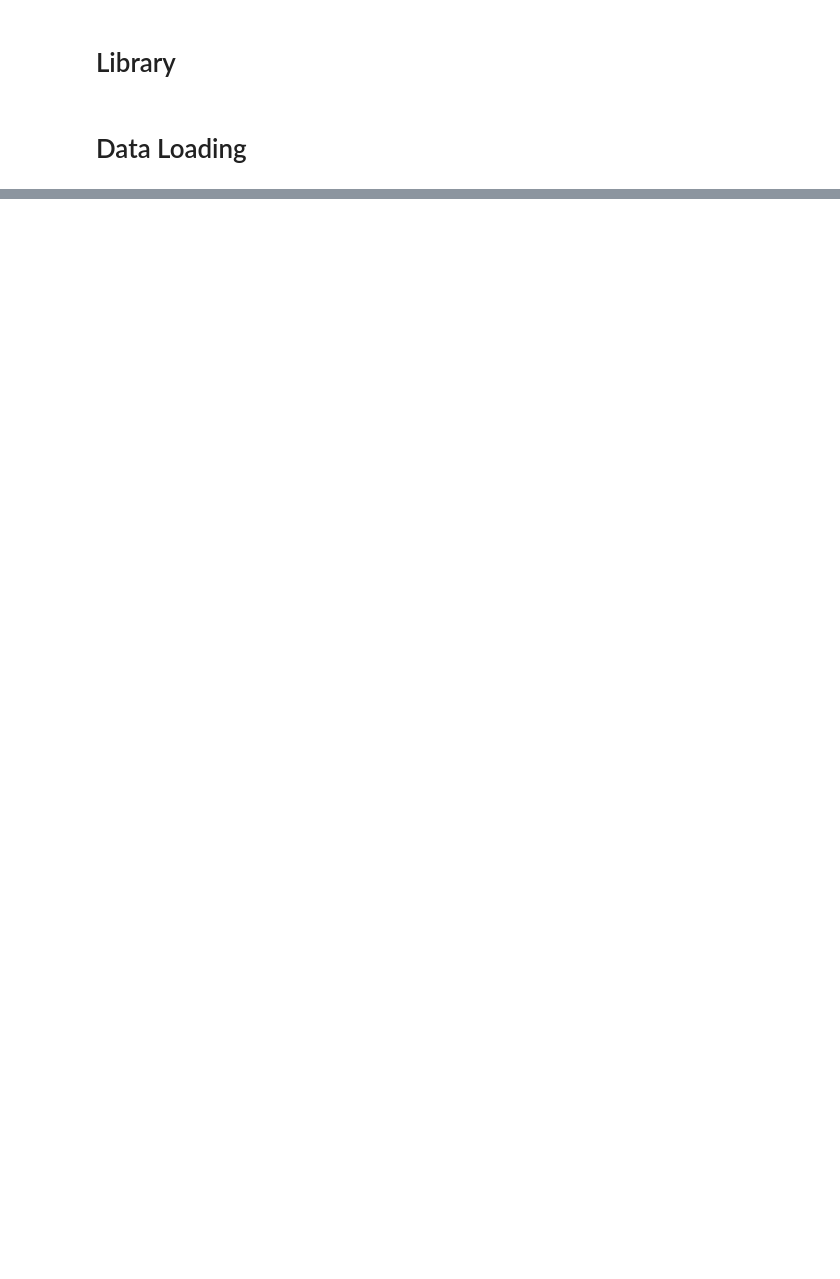
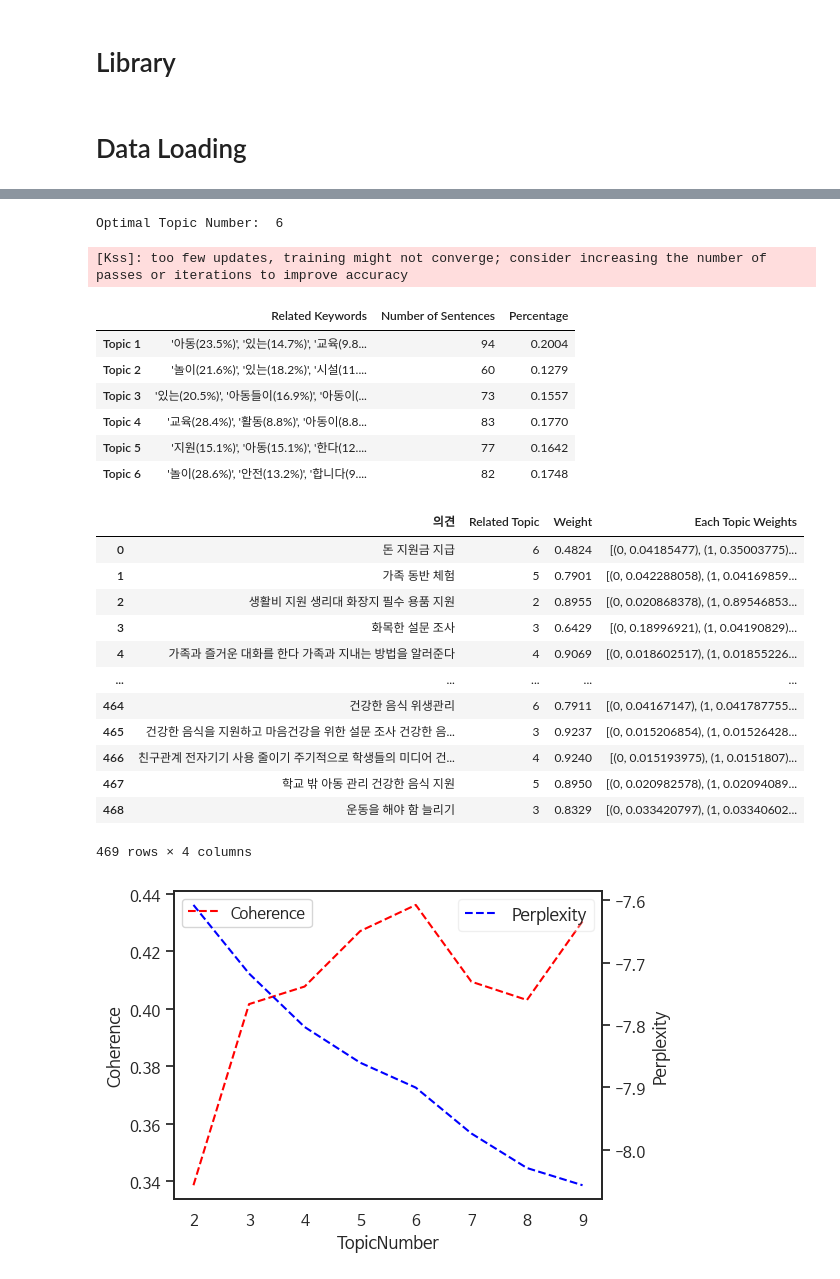
Before and after one commit to thekimk/DEBA-Research, a Jupyter notebook: Project-ChildSurvey/example_ChildSurvey_KK.ipynb, the cells around one changed output, grey strips where cells are left out. Drawn from its saved outputs; the diff is of its cells as text; code cells hidden in the pictures; blank space fills up the shorter version.

```diff
--- a/Project-ChildSurvey/example_ChildSurvey_KK.ipynb
+++ b/Project-ChildSurvey/example_ChildSurvey_KK.ipynb
@@ -56,0 +74,9 @@ df
+# %%
+# 주체 추출
+topic_kw, doc_topic, model = modeling_LDA(df['의견'], opt_numtopics=True, num_topicwords=10, num_topicsamples=10,
+                                          save_local=True, save_name='Topics_byLDA.csv')
+# # 주체 추출
+# topic_kw, doc_topic, model = modeling_LDA(df['의견'], num_topics=3, num_topicwords=5, num_topicsamples=10,
+#                                           save_local=True, save_name='Topics_byLDA.csv')
+display(topic_kw, doc_topic)
+# %% [output]
@@ -56,0 +84,23 @@ df
+Optimal Topic Number:  6
+[Kss]: too few updates, training might not converge; consider increasing the number of passes or iterations to improve accuracy
+|  | Related Keywords | Number of Sentences | Percentage |
+| Topic 1 | '아동(23.5%)', '있는(14.7%)', '교육(9.8... | 94 | 0.2004 |
+| Topic 2 | '놀이(21.6%)', '있는(18.2%)', '시설(11.... | 60 | 0.1279 |
+| Topic 3 | '있는(20.5%)', '아동들이(16.9%)', '아동이(... | 73 | 0.1557 |
+| Topic 4 | '교육(28.4%)', '활동(8.8%)', '아동이(8.8... | 83 | 0.1770 |
+| Topic 5 | '지원(15.1%)', '아동(15.1%)', '한다(12.... | 77 | 0.1642 |
+| Topic 6 | '놀이(28.6%)', '안전(13.2%)', '합니다(9.... | 82 | 0.1748 |
+|  | 의견 | Related Topic | Weight | Each Topic Weights |
+| 0 | 돈 지원금 지급 | 6 | 0.4824 | [(0, 0.04185477), (1, 0.35003775)... |
+| 1 | 가족 동반 체험 | 5 | 0.7901 | [(0, 0.042288058), (1, 0.04169859... |
+| 2 | 생활비 지원 생리대 화장지 필수 용품 지원 | 2 | 0.8955 | [(0, 0.020868378), (1, 0.89546853... |
+| 3 | 화목한 설문 조사 | 3 | 0.6429 | [(0, 0.18996921), (1, 0.04190829)... |
+| 4 | 가족과 즐거운 대화를 한다 가족과 지내는 방법을 알러준다 | 4 | 0.9069 | [(0, 0.018602517), (1, 0.01855226... |
+| ... | ... | ... | ... | ... |
+| 464 | 건강한 음식 위생관리 | 6 | 0.7911 | [(0, 0.04167147), (1, 0.041787755... |
+| 465 | 건강한 음식을 지원하고 마음건강을 위한 설문 조사 건강한 음... | 3 | 0.9237 | [(0, 0.015206854), (1, 0.01526428... |
+| 466 | 친구관계 전자기기 사용 줄이기 주기적으로 학생들의 미디어 건... | 4 | 0.9240 | [(0, 0.015193975), (1, 0.0151807)... |
+| 467 | 학교 밖 아동 관리 건강한 음식 지원 | 5 | 0.8950 | [(0, 0.020982578), (1, 0.02094089... |
+| 468 | 운동을 해야 함 늘리기 | 3 | 0.8329 | [(0, 0.033420797), (1, 0.03340602... |
+469 rows × 4 columns
+[figure, added]
```
Also changed, not shown: parts of 6 cells of this notebook, 3 other files.
